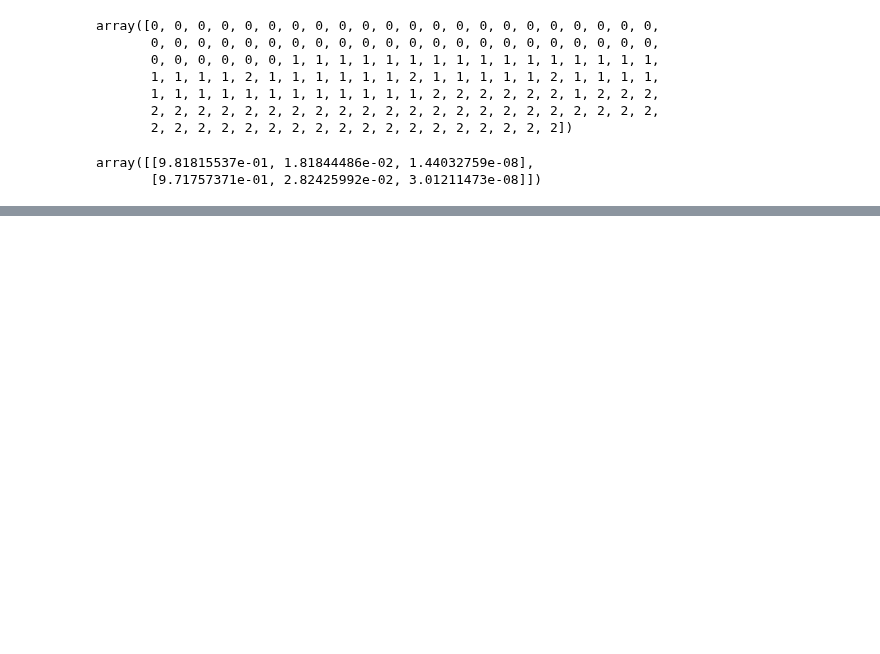
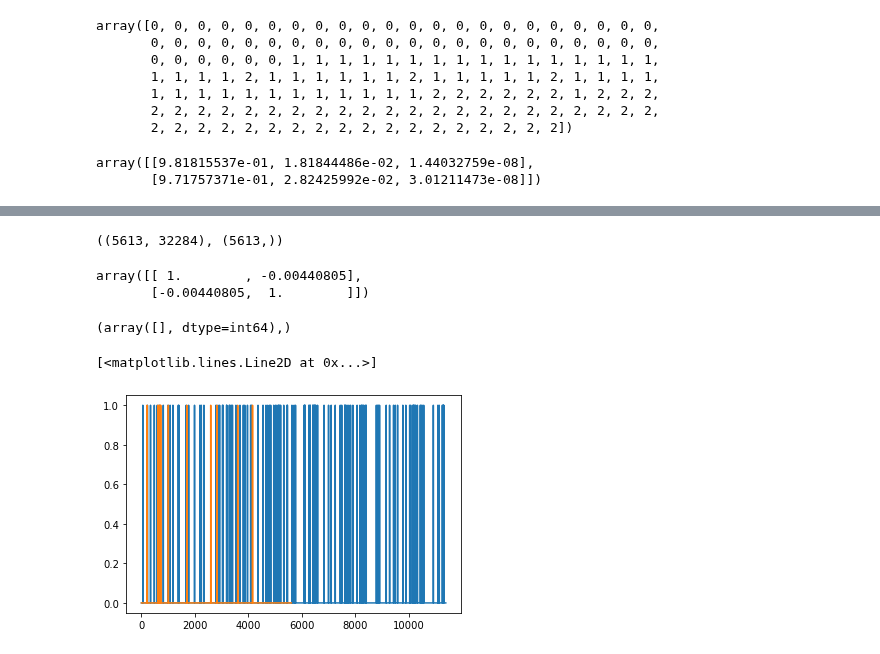
Before and after one commit to dmnburrows/spatial_transcriptomics, a Jupyter notebook: plaque_classify.ipynb, the cells around one changed output, grey strips where cells are left out. Cells and saved outputs as stored; diff of their text form; code cells hidden in the pictures; blank space fills up the shorter version.

Commit message:
Logistic regression on plaques

```diff
--- a/plaque_classify.ipynb
+++ b/plaque_classify.ipynb
@@ -143,0 +125,9 @@ array([[9.81815537e-01, 1.81844486e-02, 1.44032759e-08],
+# %%
+for name in name_l:
+    spot_df, gene_df = run_(name)
+    if name == name_l[0]:
+        gene_all = gene_df
+        lab = spot_df['plaque']
+    else:
+        gene_all = np.vstack((gene_all, np.asarray(gene_df)))
+        lab = np.hstack((lab, spot_df['plaque']))
@@ -143,0 +149,5 @@ array([[9.81815537e-01, 1.81844486e-02, 1.44032759e-08],
+# %%
+#Split into train and test
+
+from sklearn.model_selection import train_test_split
+X_train, X_test, y_train, y_test = train_test_split(gene_all, lab, test_size=0.33, random_state=42)
@@ -143,0 +158,24 @@ array([[9.81815537e-01, 1.81844486e-02, 1.44032759e-08],
+# %%
+X_test.shape, y_test.shape
+# %% [output]
+((5613, 32284), (5613,))
+# %%
+clf = LogisticRegression(max_iter=1000, penalty='l2').fit(X_train, y_train)
+# %%
+pred = clf.predict(X_test)
+true = y_test
+# %%
+np.corrcoef(pred, true)
+# %% [output]
+array([[ 1.        , -0.00440805],
+       [-0.00440805,  1.        ]])
+# %%
+np.where((pred == 1) & (true == 1))
+# %% [output]
+(array([], dtype=int64),)
+# %%
+plt.plot(y_train)
+plt.plot(pred)
+# %% [output]
+[<matplotlib.lines.Line2D at 0x...>]
+[figure, added]
```
Also changed, not shown: parts of 9 cells of this notebook, 1 other file.
